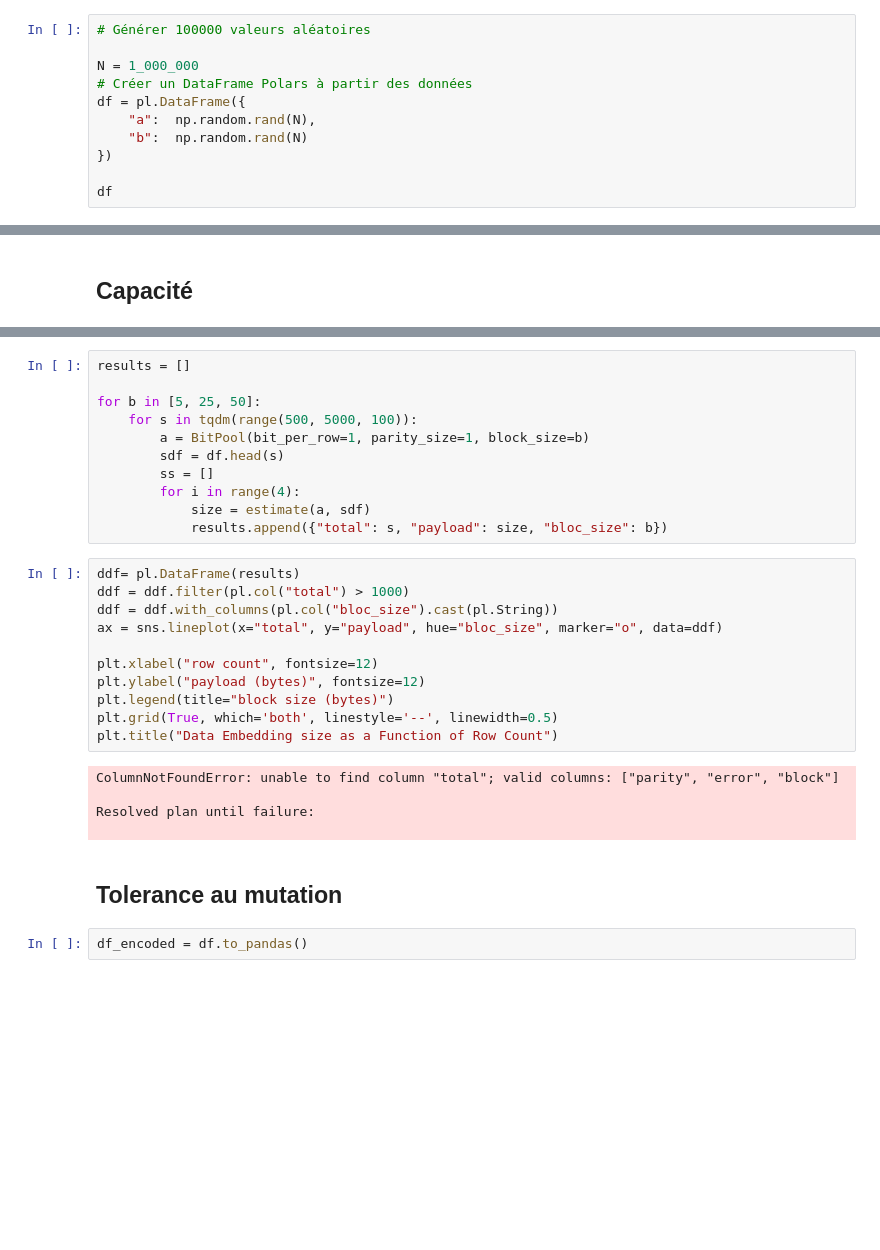
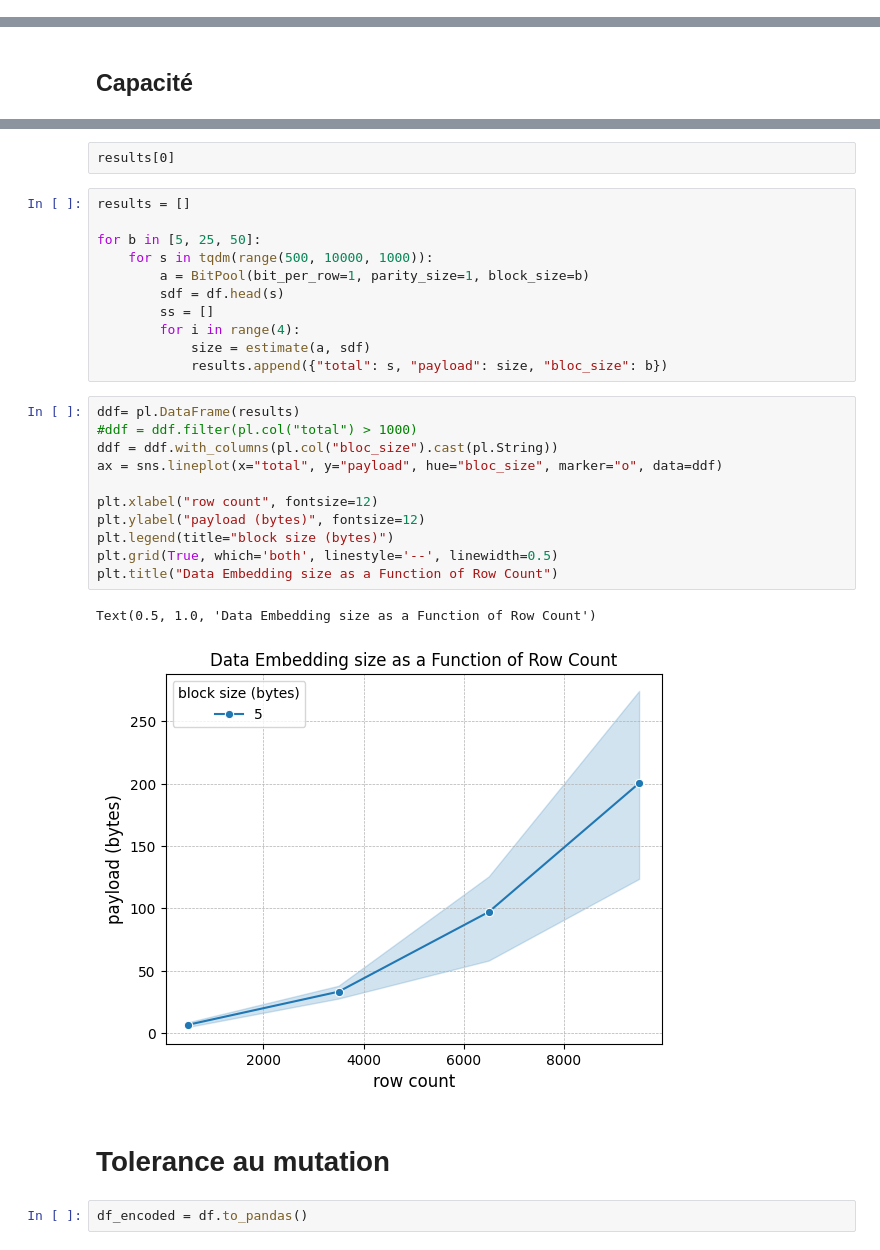
Before and after one commit to dridk/steganodf, a Jupyter notebook: Untitled.ipynb, the cells around one changed output, grey strips where cells are left out. Saved outputs shown, nothing was run; the diff lists cells and outputs as text; blank space fills up the shorter version.

Commit message:
try understanding behavior of error

```diff
--- a/Untitled.ipynb
+++ b/Untitled.ipynb
@@ -36,11 +35,0 @@ shape: (5_000, 30)
-# %%
-# Générer 100000 valeurs aléatoires
-
-N = 1_000_000
-# Créer un DataFrame Polars à partir des données
-df = pl.DataFrame({
-    "a":  np.random.rand(N),
-    "b":  np.random.rand(N)
-})
-
-df
@@ -97,11 +57,13 @@ def estimate(algo, df):
             break
 
     return mmax
+# %% [raw]
+results[0]
 # %%
 results = []
 
 for b in [5, 25, 50]:
-    for s in tqdm(range(500, 5000, 100)):
+    for s in tqdm(range(500, 10000, 1000)):
         a = BitPool(bit_per_row=1, parity_size=1, block_size=b)
         sdf = df.head(s)
         ss = []
@@ -110,22 +72,20 @@ for b in [5, 25, 50]:
             results.append({"total": s, "payload": size, "bloc_size": b})
 # %%
 ddf= pl.DataFrame(results)
-ddf = ddf.filter(pl.col("total") > 1000)
+#ddf = ddf.filter(pl.col("total") > 1000)
 ddf = ddf.with_columns(pl.col("bloc_size").cast(pl.String))
 ax = sns.lineplot(x="total", y="payload", hue="bloc_size", marker="o", data=ddf)
 
 plt.xlabel("row count", fontsize=12)
 plt.ylabel("payload (bytes)", fontsize=12)
 plt.legend(title="block size (bytes)")
 plt.grid(True, which='both', linestyle='--', linewidth=0.5)
 plt.title("Data Embedding size as a Function of Row Count")
 # %% [output]
-ColumnNotFoundError: unable to find column "total"; valid columns: ["parity", "error", "block"]
-
-Resolved plan until failure:
-
+Text(0.5, 1.0, 'Data Embedding size as a Function of Row Count')
+[figure, added]
 # %% [markdown]
-## Tolerance au mutation
+# Tolerance au mutation
 # %%
 df_encoded = df.to_pandas()
 # %%
```
Also changed, not shown: parts of 17 cells of this notebook.
